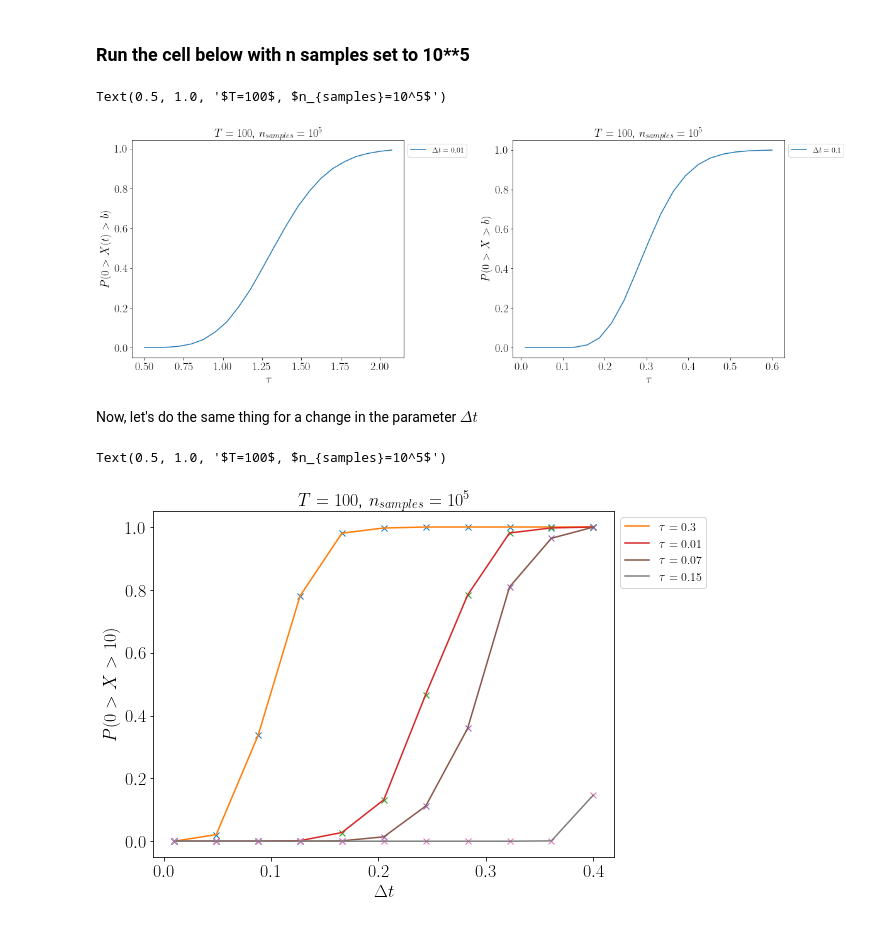
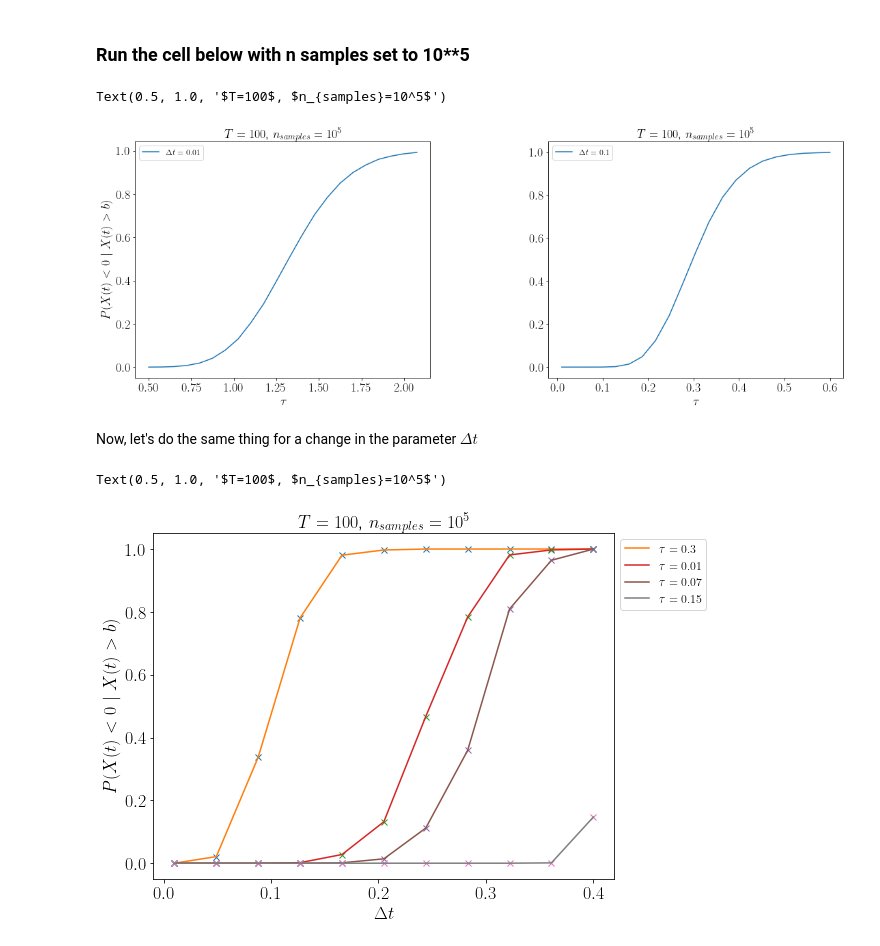
Before and after one commit to alixsleroy/WeakSDEapproximation, a Jupyter notebook: infinitedoublewell_p0x10.ipynb, the cells around one changed output. Saved outputs shown, nothing was run; the diff lists cells and outputs as text; code cells hidden in the pictures.

```diff
--- a/infinitedoublewell_p0x10.ipynb
+++ b/infinitedoublewell_p0x10.ipynb
@@ -132,20 +134,22 @@ nesc4,yres4=nesc_p_taulist(n_samples,dt,tau_list4,T,b)
 # %%
 fig, (ax1,ax2)= plt.subplots(1, 2,figsize=(18,6))# plt.figure(figsize=(4,4))
 fig.subplots_adjust(left=0.1, bottom=0.1, right=0.9, top=0.9, wspace=0.4, hspace=0.4)
 
 ax1.plot(tau_list3,nesc3,label="$\Delta t=0.01$")
 ax1.legend(loc='upper left', bbox_to_anchor=(1, 1)) #add the legend
-ax1.set_ylabel("$P(0 > X(t)> b) $")
+ax1.set_ylabel("$P( X(t)<0 \ |\  X(t)>b) $")
 ax1.set_xlabel("$\\tau $")
 ax1.set_title("$T=100$, $n_{samples}=10^5$")
 ax2.plot(tau_list4,nesc4,label="$\Delta t=0.1$")
-ax2.legend(loc='upper left', bbox_to_anchor=(1, 1)) #add the legend
-ax2.set_ylabel("$P(0 > X> b) $")
+ax2.legend() #loc='upper left', bbox_to_anchor=(1, 1)) #add the legend
+
+ax1.legend() #loc='upper left', bbox_to_anchor=(1, 1)) #add the legend
+ax1.set_ylabel("$P( X(t)<0 \ |\  X(t)>b) $")
 ax2.set_xlabel("$\\tau $")
 ax2.set_title("$T=100$, $n_{samples}=10^5$")
 # %% [output]
 Text(0.5, 1.0, '$T=100$, $n_{samples}=10^5$')
-[figure, old version]
+[figure, new version]
 # %% [markdown]
 Now, let's do the same thing for a change in the parameter $\Delta t$
 # %%
@@ -216,9 +220,9 @@ ax.plot(dtlist5,nesc7,label="$\\tau=0.07$")
 ax.plot(dtlist5,nesc8,"x")
 ax.plot(dtlist5,nesc8,label="$\\tau=0.15$")
 ax.legend(loc='upper left', bbox_to_anchor=(1, 1)) #add the legend
-ax.set_ylabel("$P(0 > X> 10) $")
+ax.set_ylabel("$P( X(t)<0 \ |\  X(t)>b) $")
 ax.set_xlabel("$\Delta t $")
 ax.set_title("$T=100$, $n_{samples}=10^5$")
 # %% [output]
 Text(0.5, 1.0, '$T=100$, $n_{samples}=10^5$')
-[figure, old version]
+[figure, new version]
```
Also changed, not shown: parts of 3 cells of this notebook, 3 other files.
